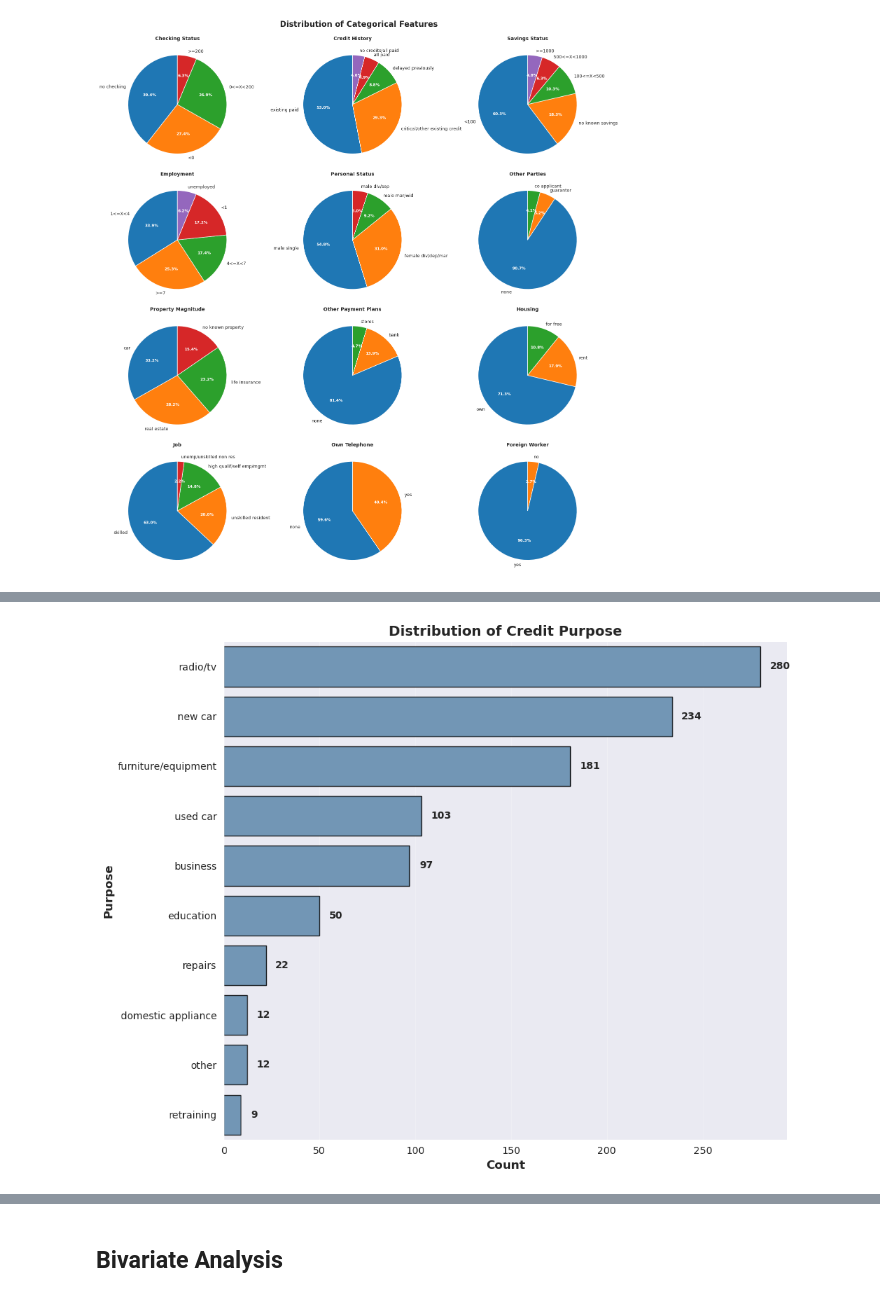
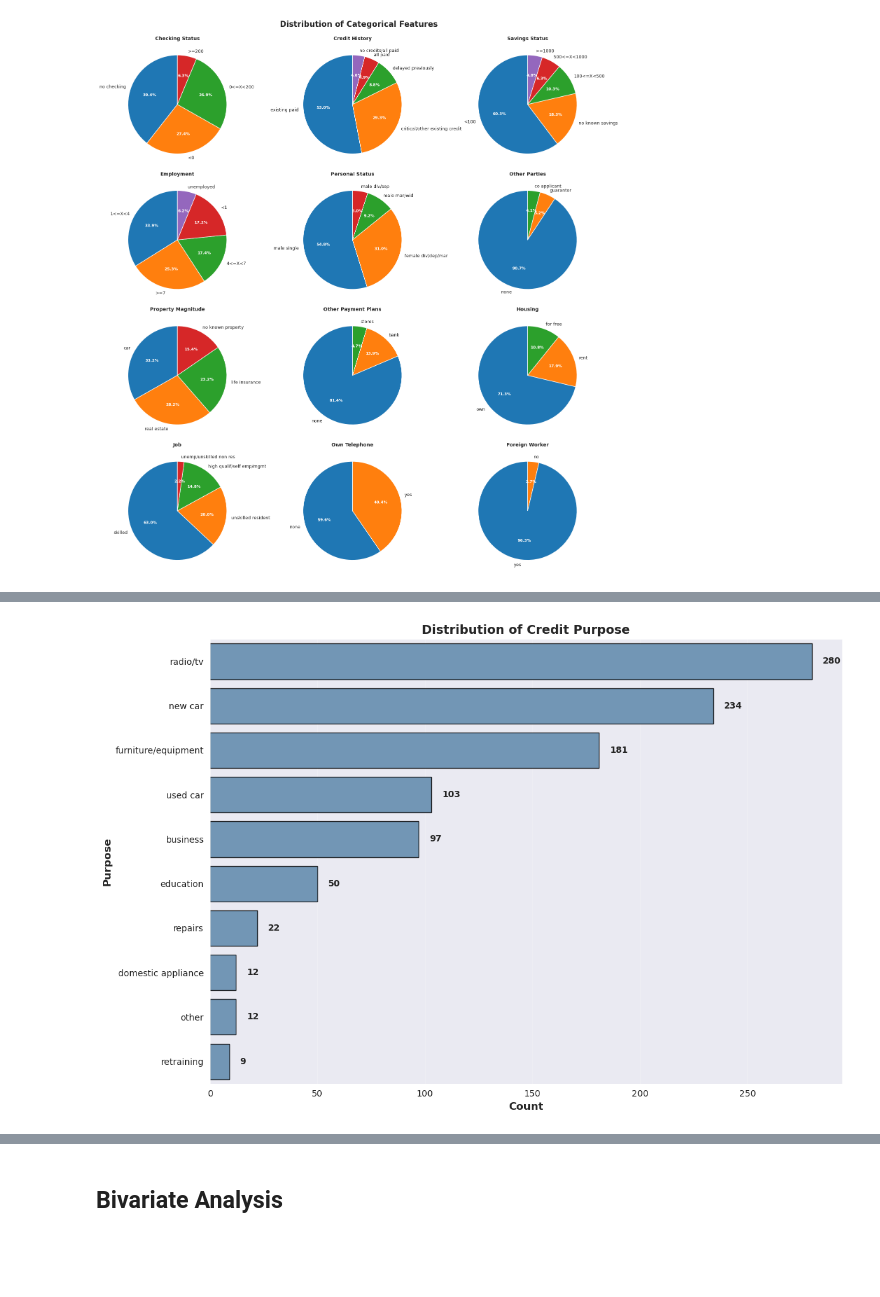
Before and after one commit to dingaroo/credit-g, a Jupyter notebook: eda.ipynb, the cells around one changed output, grey strips where cells are left out. Saved outputs shown, nothing was run; the diff lists cells and outputs as text; code cells hidden in the pictures; blank space fills up the shorter version.

Commit message:
Add analysis tasks to ToDo list and update horizontal bar plot

```diff
--- a/eda.ipynb
+++ b/eda.ipynb
@@ -375,26 +379,26 @@ plt.show()
 # %%
 # Create horizontal bar chart for 'purpose' column using seaborn
-plt.figure(figsize=(10, 8))
+plt.figure(figsize=(12, 8))
 
 # Get value counts and sort in descending order
 purpose_counts = df['purpose'].value_counts().sort_values(ascending=False)
 
 # Create horizontal bar chart with seaborn
 ax = sns.barplot(x=purpose_counts.values, y=purpose_counts.index, color='steelblue', edgecolor='black', alpha=0.8)
 
 # Annotate bars with values
 for i, value in enumerate(purpose_counts.values):
     ax.text(value + 5, i, str(value), va='center', fontweight='bold', fontsize=10)
 
 # Set labels and title
 plt.xlabel('Count', fontsize=12, fontweight='bold')
 plt.ylabel('Purpose', fontsize=12, fontweight='bold')
 plt.title('Distribution of Credit Purpose', fontsize=14, fontweight='bold')
 plt.grid(axis='x', alpha=0.3)
 plt.tight_layout()
 
 # Save the figure
 plt.savefig(f"{PLOT_PATH}horizontal_bar_purpose.png", dpi=300, bbox_inches='tight')
 plt.show()
 # %% [output]
-[figure, old version]
+[figure, new version]
```
Also changed, not shown: parts of 8 cells of this notebook, 3 other files.
